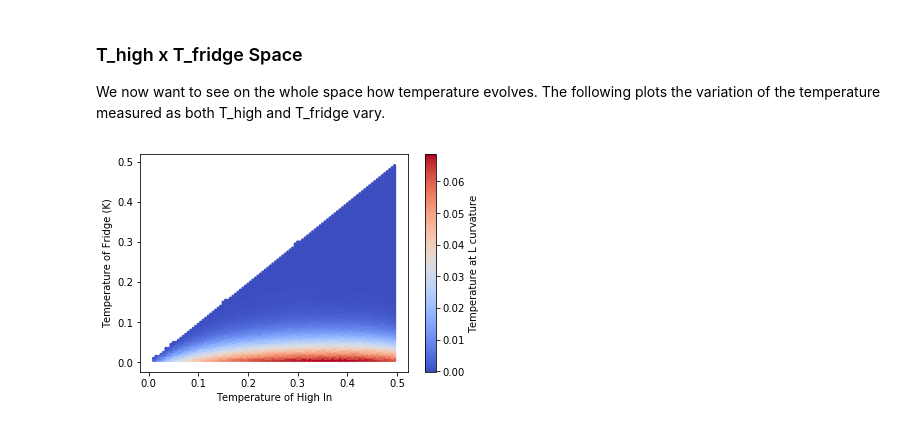
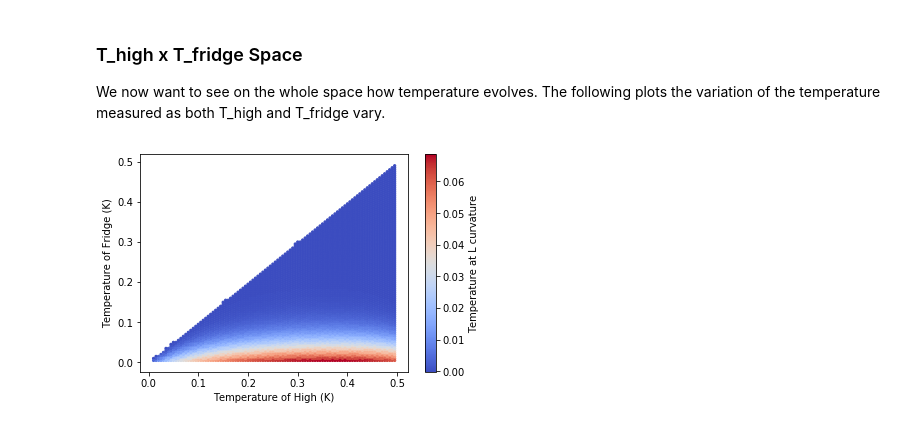
Before and after one commit to paulthulstrup/moose, a Jupyter notebook: modules/thermopower_diffusion/thermopower_analysis.ipynb, the cells around one changed output. Cells and saved outputs as stored; diff of their text form; code cells hidden in the pictures.

```diff
--- a/modules/thermopower_diffusion/thermopower_analysis.ipynb
+++ b/modules/thermopower_diffusion/thermopower_analysis.ipynb
@@ -24,10 +24,9 @@ data = df.values
 
 We fix T_high to a certain value and we see how as T_fridge increases, what we observe in the curvature of the L shape mesh.
 # %%
-index = 10
+index = 25
 T_hot_val = T_hot[index]
 T_meas = data[index]
-
 
 x = []
 y = []
@@ -42,6 +41,7 @@ plt.xlabel("Fridge temperature (in K)")
 plt.ylabel("Temperature at L curvature")
 title = "Temperature measured vs Fridge Temperature for T_hot = " + str(T_hot_val) + "K"
 plt.title(title)
-plt.plot(x, y, "+")
+plt.plot(x, y, c="red")
+plt.plot(x, y, "+", markersize=15)
 plt.show()
 # %% [output]
@@ -71,24 +149,24 @@ for key in keys:
 # %%
 color_by = temperature
 label = 'Temperature at L curvature'
 max_color_by = max(color_by)
 min_color_by = min(color_by)
 
 
 fig, ax = plt.subplots()
 s = ax.scatter(t_hot, t_fridge,
                c=color_by,
                s=5,
                marker='o',                   # Plot circles
               # alpha = 0.2,
                cmap = plt.cm.coolwarm,       # Color pallete
                vmin = min_color_by,          # Min value
                vmax = max_color_by)          # Max value
 
 cbar = plt.colorbar(mappable = s, ax = ax)   # Mappable 'maps' the values of s to an array of RGB colors defined by a color palette
 cbar.set_label(label)
-plt.xlabel('Temperature of High In')
+plt.xlabel('Temperature of High (K)')
 plt.ylabel('Temperature of Fridge (K)')
-plt.show()
+plt.savefig("./data/fig_space.png")
 # %% [output]
-[figure, old version]
+[figure, new version]
```
Also changed, not shown: parts of 8 cells of this notebook, 6 other files.
